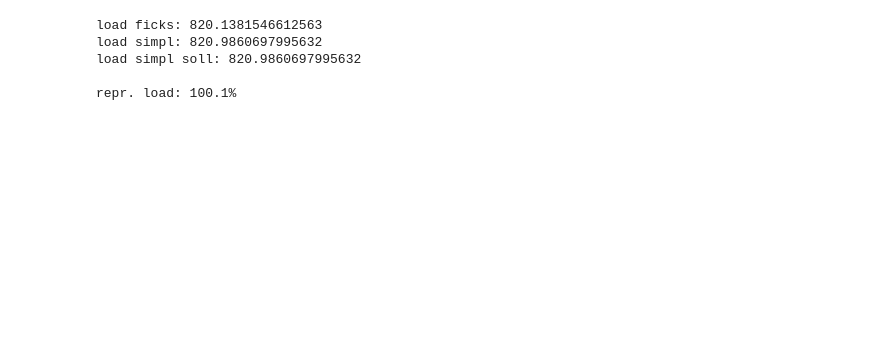
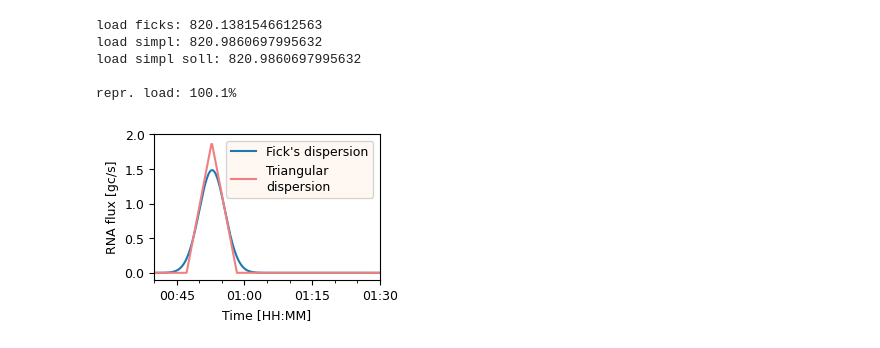
Before and after one commit to alBartig/SWMMpulse, a Jupyter notebook: ppr_AdditionalGrafics.ipynb, the cells around one changed output. Saved outputs shown, nothing was run; the diff lists cells and outputs as text; code cells hidden in the pictures; blank space fills up the shorter version.

```diff
--- a/ppr_AdditionalGrafics.ipynb
+++ b/ppr_AdditionalGrafics.ipynb
@@ -187,3 +213,37 @@ load simpl: 820.9860697995632
 load simpl soll: 820.9860697995632
 
 repr. load: 100.1%
+# %%
+plt.style.use("default")
+plt.rcParams.update({'font.size': 9})
+
+fig, ax = plt.subplots(figsize=[3,2], constrained_layout=True, facecolor="white")
+
+# assign date locator / formatter to the x-axis to get proper labels
+locator = mdates.AutoDateLocator(minticks=3, maxticks=5)
+formatter = mdates.DateFormatter('%H:%M')#locator
+ax.xaxis.set_major_locator(locator)
+ax.xaxis.set_major_formatter(formatter)
+ax.xaxis.set_minor_locator(AutoMinorLocator(n=3))
+ax.set(xlim=[mdates.date2num(pd.to_datetime("2000-01-01 00:40:00")),
+                 mdates.date2num(pd.to_datetime("2000-01-01 01:30:00"))],
+       ylim=[-0.1,2.0])
+ax.set(xlabel="Time [HH:MM]", ylabel="RNA flux [gc/s]")
+
+s_fick = disp_fick(tm, age)
+s_simp = disp_simp(tm, age)
+df = pd.concat([s_fick, s_simp], axis=1)
+df.to_parquet(r"C:\Users\albert\Documents\SWMMpulse\plots\grfk_dispersions\disp_comp.parquet")
+df = df.set_index(mdates.date2num(df.index))
+
+df["fick"].plot(ax=ax)
+#concentrations.plot(ax=ax)
+df["simp"].plot(color="lightcoral", ax=ax)
+#mdates.date2num(pd.to_datetime(sampletime))
+
+ax.legend(["Fick's dispersion","Triangular\ndispersion"], facecolor='seashell')
+
+plt.savefig(r"C:\Users\albert\Documents\SWMMpulse\plots\grfk_dispersions\disp_comp.svg")
+plt.savefig(r"C:\Users\albert\Documents\SWMMpulse\plots\grfk_dispersions\disp_comp.png", dpi=700)
+# %% [output]
+[figure, added]
```
Also changed, not shown: parts of 8 cells of this notebook, 2 other files.
